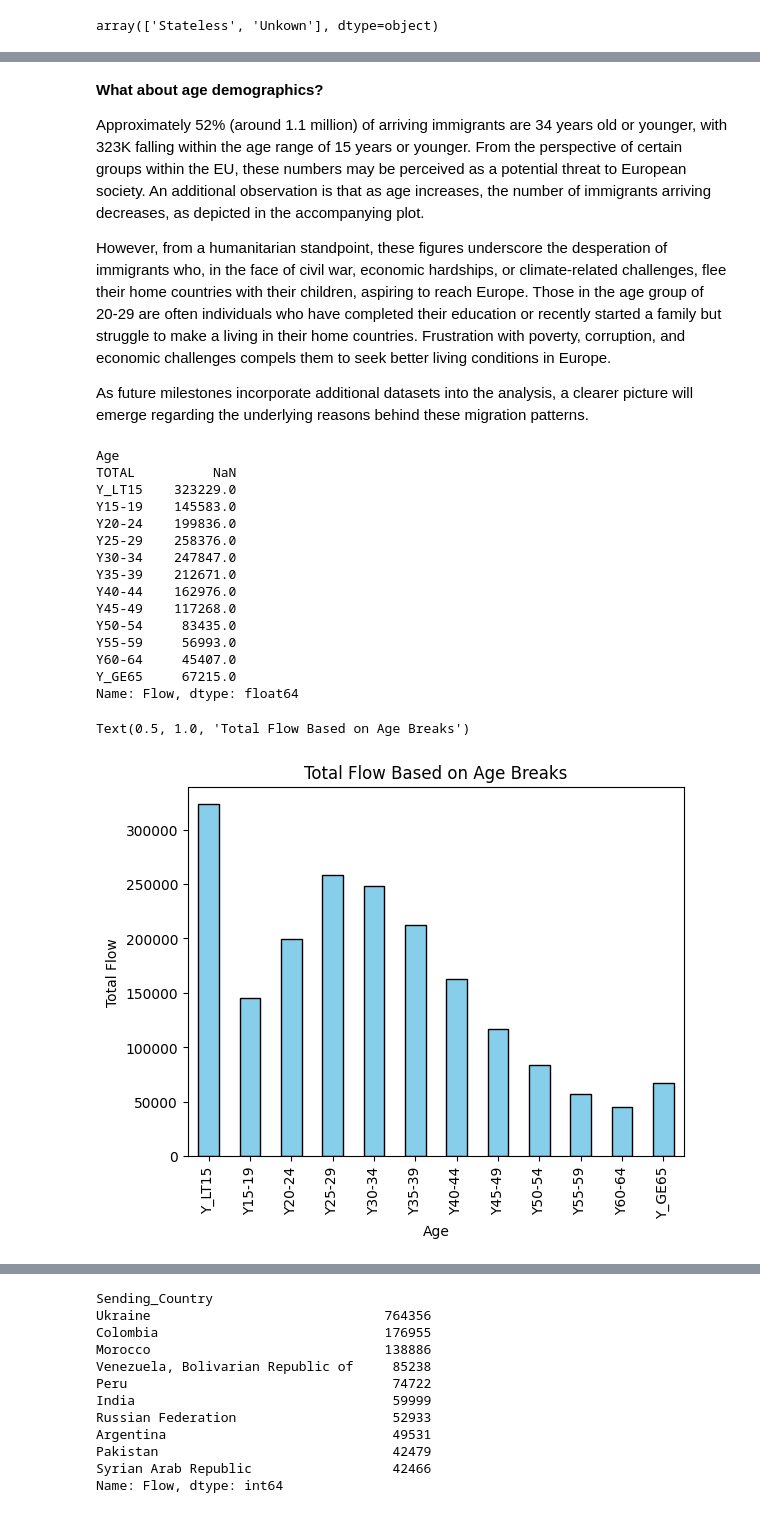
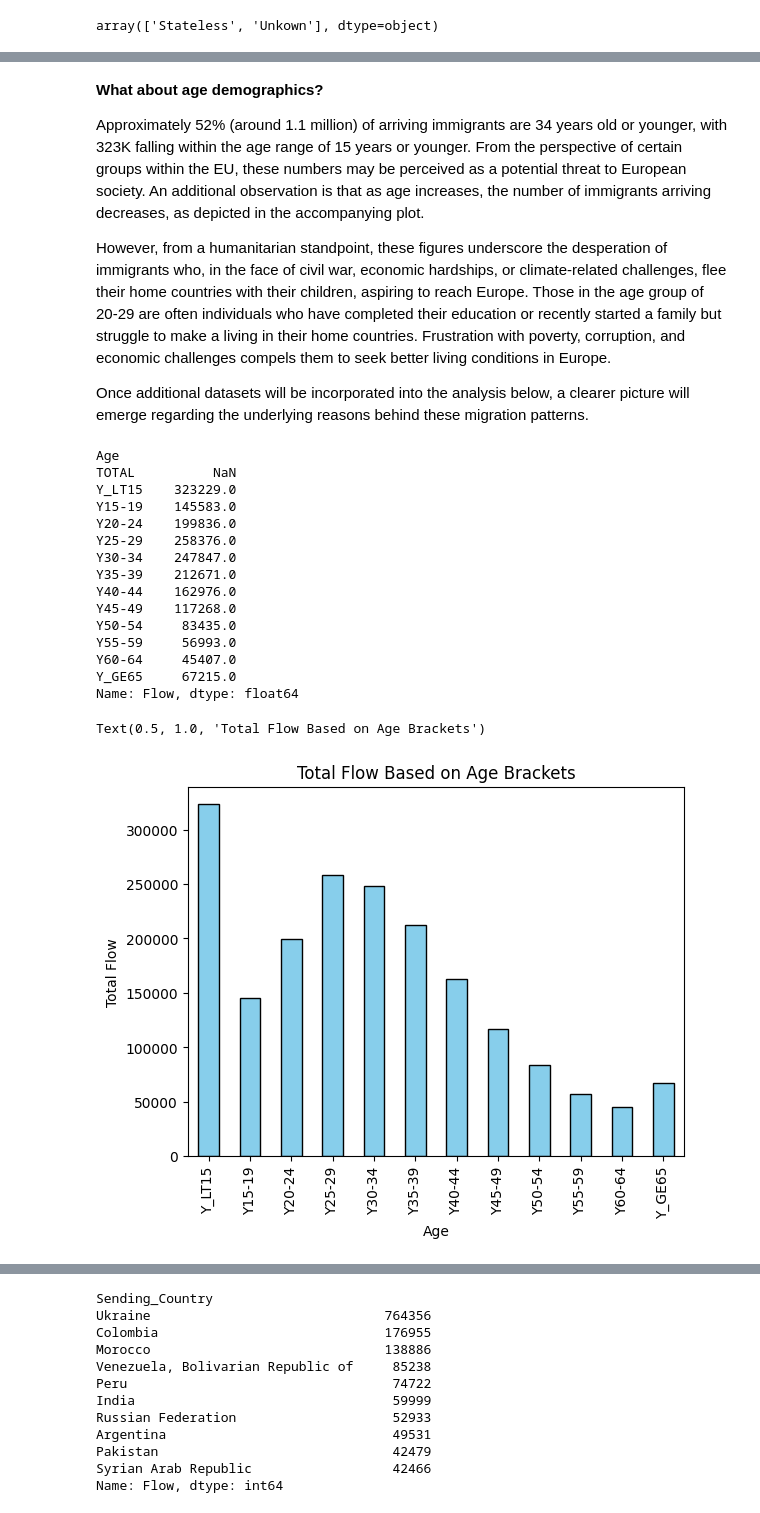
Before and after one commit to barisalan00/barisalan00.github.io, a Jupyter notebook: migration_flows_europe.ipynb, the cells around one changed output, grey strips where cells are left out. Saved outputs shown, nothing was run; the diff lists cells and outputs as text; code cells hidden in the pictures.

```diff
--- a/migration_flows_europe.ipynb
+++ b/migration_flows_europe.ipynb
@@ -220,8 +213,8 @@ euim22.head()
 ---
 Despite the Eurostat data dashboard displaying country names for the country codes, the downloaded dataset does not include country names. Consequently, I will leverage the "country_codes" dataset from datahub.io to retrieve country names for both Citizenship and Receiving_CCode codes. This step ensures a comprehensive and accurate representation of country names in the analysis.
 # %%
-# Bring country name information for Migrant Citizenship column (left join to keep all observations at euim_21)
-euim22 = pd.merge(euim22, country_codes, left_on='Migrant_Citizenship', right_on='Code', how='left')
+# Bring country name information for Migrant Citizenship column (left join to keep all observations at euim_22)
+euim22 = pd.merge(euim22, country_codes2, left_on='Migrant_Citizenship', right_on='Code', how='left')
 
 # Drop the redundant "Code" column
 euim22.drop('Code', axis=1, inplace=True)
@@ -234,7 +227,7 @@ col = euim22.pop('Sending_Country')
 euim22.insert(1, col.name, col)
 
 
-euim22.head()
+euim22.head(3)
 # %% [output]
 |  | Migrant_Citizenship | Sending_Country | Age | Gender | Receiving_CCode | Year | Flow |
 | 0 | AD | Andorra | TOTAL | F | AT | 2022 | 0 |
@@ -245,6 +236,6 @@ euim22.head()
 # %%
-# Bring country name information for Receiving Country Column (left join to keep all observations at euim_21)
-euim22 = pd.merge(euim22, country_codes, left_on='Receiving_CCode', right_on='Code', how='left')
+# Bring country name information for Receiving Country Column (left join to keep all observations at euim_22)
+euim22 = pd.merge(euim22, country_codes2, left_on='Receiving_CCode', right_on='Code', how='left')
 
 # Drop the redundant "Code" column
 euim22.drop('Code', axis=1, inplace=True)
@@ -257,7 +248,7 @@ col = euim22.pop('Receiving_Country')
 euim22.insert(5, col.name, col)
 
 
-euim22.head()
+euim22.head(3)
 # %% [output]
 |  | Migrant_Citizenship | Sending_Country | Age | Gender | Receiving_CCode | Receiving_Country | Year | ... |
 | 0 | AD | Andorra | TOTAL | F | AT | Austria | 2022 | ... |
@@ -507,37 +492,35 @@ Approximately 52% (around 1.1 million) of arriving immigrants are 34 years old o
 
 However, from a humanitarian standpoint, these figures underscore the desperation of immigrants who, in the face of civil war, economic hardships, or climate-related challenges, flee their home countries with their children, aspiring to reach Europe. Those in the age group of 20-29 are often individuals who have completed their education or recently started a family but struggle to make a living in their home countries. Frustration with poverty, corruption, and economic challenges compels them to seek better living conditions in Europe.
 
-As future milestones incorporate additional datasets into the analysis, a clearer picture will emerge regarding the underlying reasons behind these migration patterns.
+Once additional datasets will be incorporated into the analysis below, a clearer picture will emerge regarding the underlying reasons behind these migration patterns.
 # %%
-# Take the total ('T') from Gender column, and groupby 'Age'.
-# Y_LT15: those below 15, and Y_GE65: those above 65. Other age breaks already make sense.
-# reindex the age brackets in order
+# Re-arrange dataset for a better visualization
 immig_age = immig_noneu27[(immig_noneu27['Gender'] == 'T')].groupby('Age')['Flow'].sum()
 
 # Reindex the age breaks from smallest to biggest
 display(immig_age.reindex(['TOTAL','Y_LT15', 'Y15-19', 'Y20-24', 'Y25-29', 'Y30-34', 'Y35-39', 'Y40-44', 'Y45-49', 'Y50-54', 'Y55-59', 'Y60-64', 'Y_GE65']))
 
 #Plot
 plot_age = immig_age.reindex(['Y_LT15', 'Y15-19', 'Y20-24', 'Y25-29', 'Y30-34', 'Y35-39', 'Y40-44', 'Y45-49', 'Y50-54', 'Y55-59', 'Y60-64', 'Y_GE65']).plot(kind='bar', color='skyblue', edgecolor='black')
 plt.xlabel('Age')
 plt.ylabel('Total Flow')
-plt.title('Total Flow Based on Age Breaks')
+plt.title('Total Flow Based on Age Brackets')
 # %% [output]
 Age
 TOTAL          NaN
 Y_LT15    323229.0
 Y15-19    145583.0
 Y20-24    199836.0
 Y25-29    258376.0
 Y30-34    247847.0
 Y35-39    212671.0
 Y40-44    162976.0
 Y45-49    117268.0
 Y50-54     83435.0
 Y55-59     56993.0
 Y60-64     45407.0
 Y_GE65     67215.0
 Name: Flow, dtype: float64
-Text(0.5, 1.0, 'Total Flow Based on Age Breaks')
+Text(0.5, 1.0, 'Total Flow Based on Age Brackets')
-[figure, old version]
+[figure, new version]
 # %% [markdown]
```
Also changed, not shown: parts of 110 cells of this notebook.
